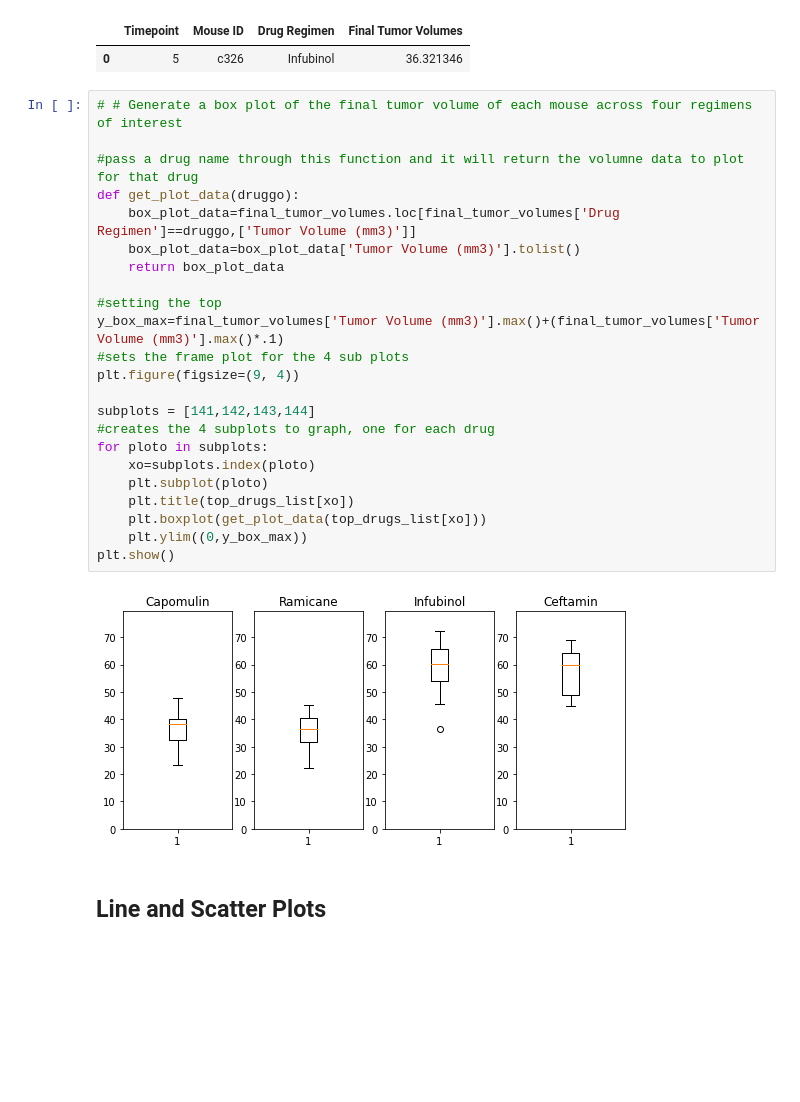
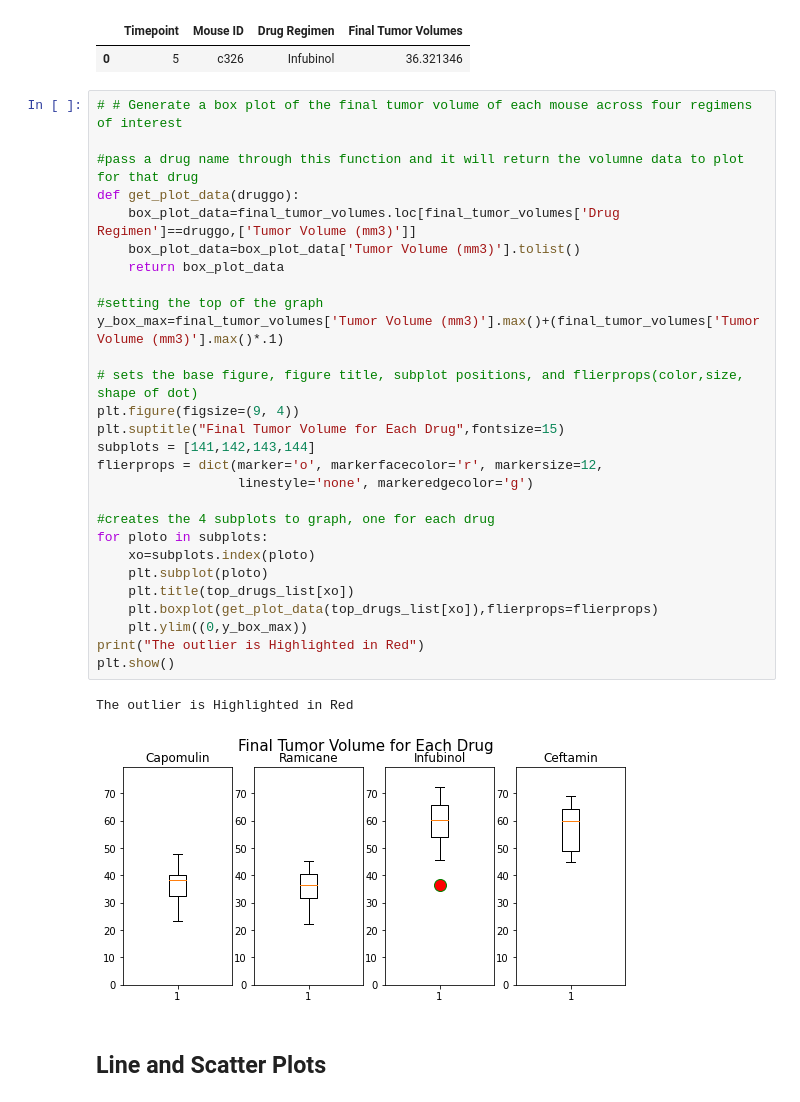
Before and after one commit to travisb98/Plotting_Pharmaceutical_Data, a Jupyter notebook: Pymaceuticals/pymaceuticals_starter.ipynb, the cells around one changed output. Cells and saved outputs as stored; diff of their text form; blank space fills up the shorter version.

Commit message:
made boxplot a prettier

```diff
--- a/Pymaceuticals/pymaceuticals_starter.ipynb
+++ b/Pymaceuticals/pymaceuticals_starter.ipynb
@@ -274,28 +274,34 @@ Mouse number c326 with an final tumor volume of 36.321345799999996 is an outlier
 # %%
 # # Generate a box plot of the final tumor volume of each mouse across four regimens of interest
 
 #pass a drug name through this function and it will return the volumne data to plot for that drug
 def get_plot_data(druggo):
     box_plot_data=final_tumor_volumes.loc[final_tumor_volumes['Drug Regimen']==druggo,['Tumor Volume (mm3)']]
     box_plot_data=box_plot_data['Tumor Volume (mm3)'].tolist()
     return box_plot_data
 
-#setting the top
+#setting the top of the graph
 y_box_max=final_tumor_volumes['Tumor Volume (mm3)'].max()+(final_tumor_volumes['Tumor Volume (mm3)'].max()*.1)
-#sets the frame plot for the 4 sub plots
+
+# sets the base figure, figure title, subplot positions, and flierprops(color,size, shape of dot)
 plt.figure(figsize=(9, 4))
+plt.suptitle("Final Tumor Volume for Each Drug",fontsize=15)
+subplots = [141,142,143,144]
+flierprops = dict(marker='o', markerfacecolor='r', markersize=12,
+                  linestyle='none', markeredgecolor='g')
 
-subplots = [141,142,143,144]
 #creates the 4 subplots to graph, one for each drug
 for ploto in subplots:
     xo=subplots.index(ploto)
     plt.subplot(ploto)
     plt.title(top_drugs_list[xo])
-    plt.boxplot(get_plot_data(top_drugs_list[xo]))
+    plt.boxplot(get_plot_data(top_drugs_list[xo]),flierprops=flierprops)
     plt.ylim((0,y_box_max))
+print("The outlier is Highlighted in Red")
 plt.show()
 # %% [output]
+The outlier is Highlighted in Red
-[figure, old version]
+[figure, new version]
 # %% [markdown]
 ## Line and Scatter Plots
 # %%
```
Also changed, not shown: parts of 1 cell of this notebook.
